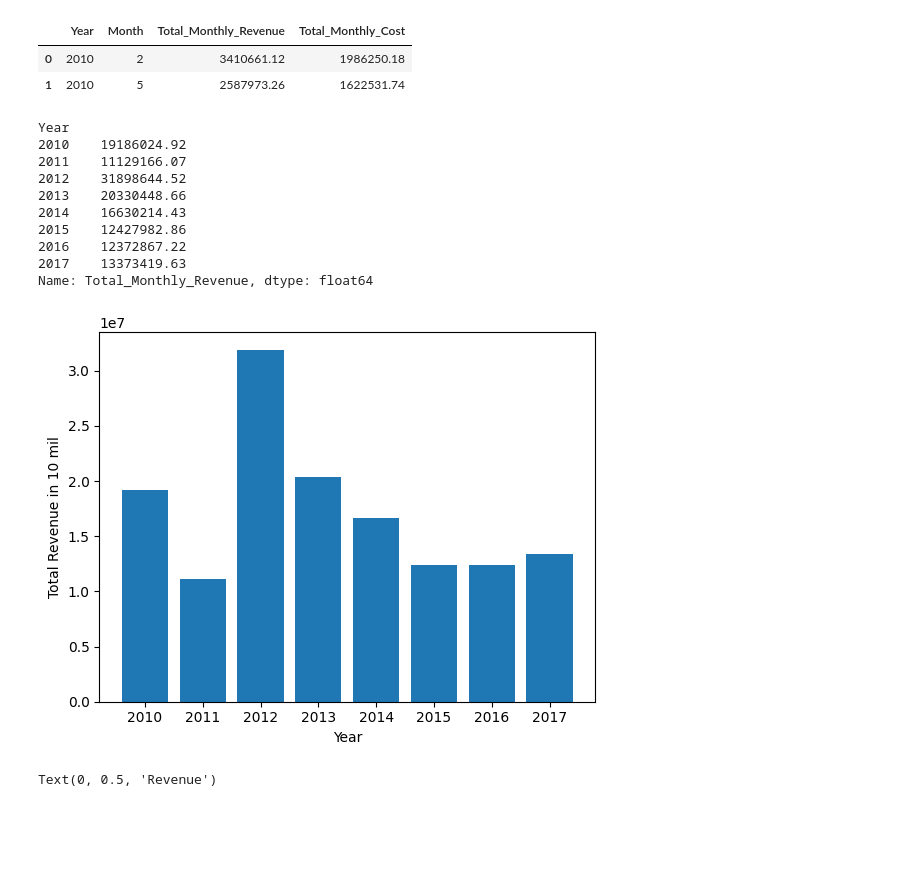
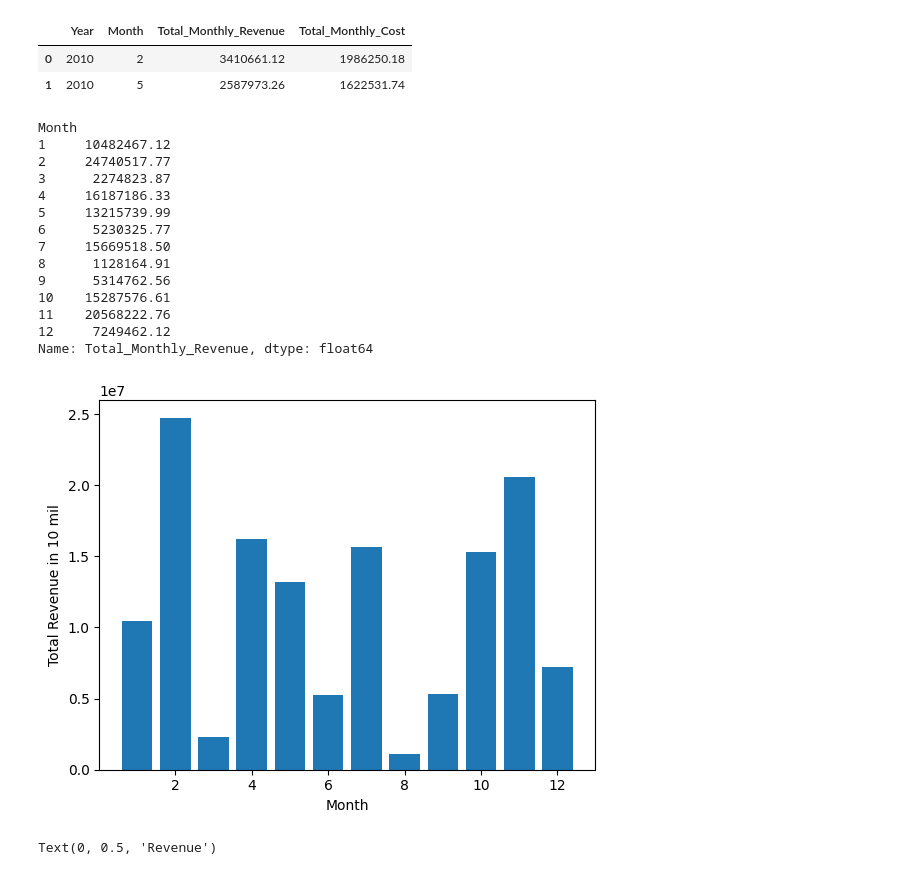
Before and after one commit to vikrantpagare/Amazon-sales-Data-Analysis, a Jupyter notebook: amazon.ipynb, the cells around one changed output. Drawn from its saved outputs; the diff is of its cells as text; code cells hidden in the pictures; blank space fills up the shorter version.

Commit message:
Monthly and Yearly Plot

```diff
--- a/amazon.ipynb
+++ b/amazon.ipynb
@@ -87,26 +88,30 @@ monthly_revenue.head(2)
 | 0 | 2010 | 2 | 3410661.12 | 1986250.18 |
 | 1 | 2010 | 5 | 2587973.26 | 1622531.74 |
 # %%
-monthly_plot = monthly_revenue.groupby('Year')['Total_Monthly_Revenue'].sum()
+monthly_plot = monthly_revenue.groupby('Month')['Total_Monthly_Revenue'].sum()
 monthly_plot
 # %% [output]
-Year
-2010    19186024.92
-2011    11129166.07
-2012    31898644.52
-2013    20330448.66
-2014    16630214.43
-2015    12427982.86
-2016    12372867.22
-2017    13373419.63
+Month
+1     10482467.12
+2     24740517.77
+3      2274823.87
+4     16187186.33
+5     13215739.99
+6      5230325.77
+7     15669518.50
+8      1128164.91
+9      5314762.56
+10    15287576.61
+11    20568222.76
+12     7249462.12
 Name: Total_Monthly_Revenue, dtype: float64
 # %%
 plt.bar(monthly_plot.index,monthly_plot.values)
-plt.xlabel('Year')
+plt.xlabel('Month')
 plt.ylabel('Total Revenue in 10 mil')
 plt.show()
 # %% [output]
-[figure, old version]
+[figure, new version]
 # %%
 plt.bar(monthly_revenue['Year'],monthly_revenue['Total_Monthly_Revenue'])
 plt.xlabel('Year')
```
Also changed, not shown: parts of 3 cells of this notebook.
